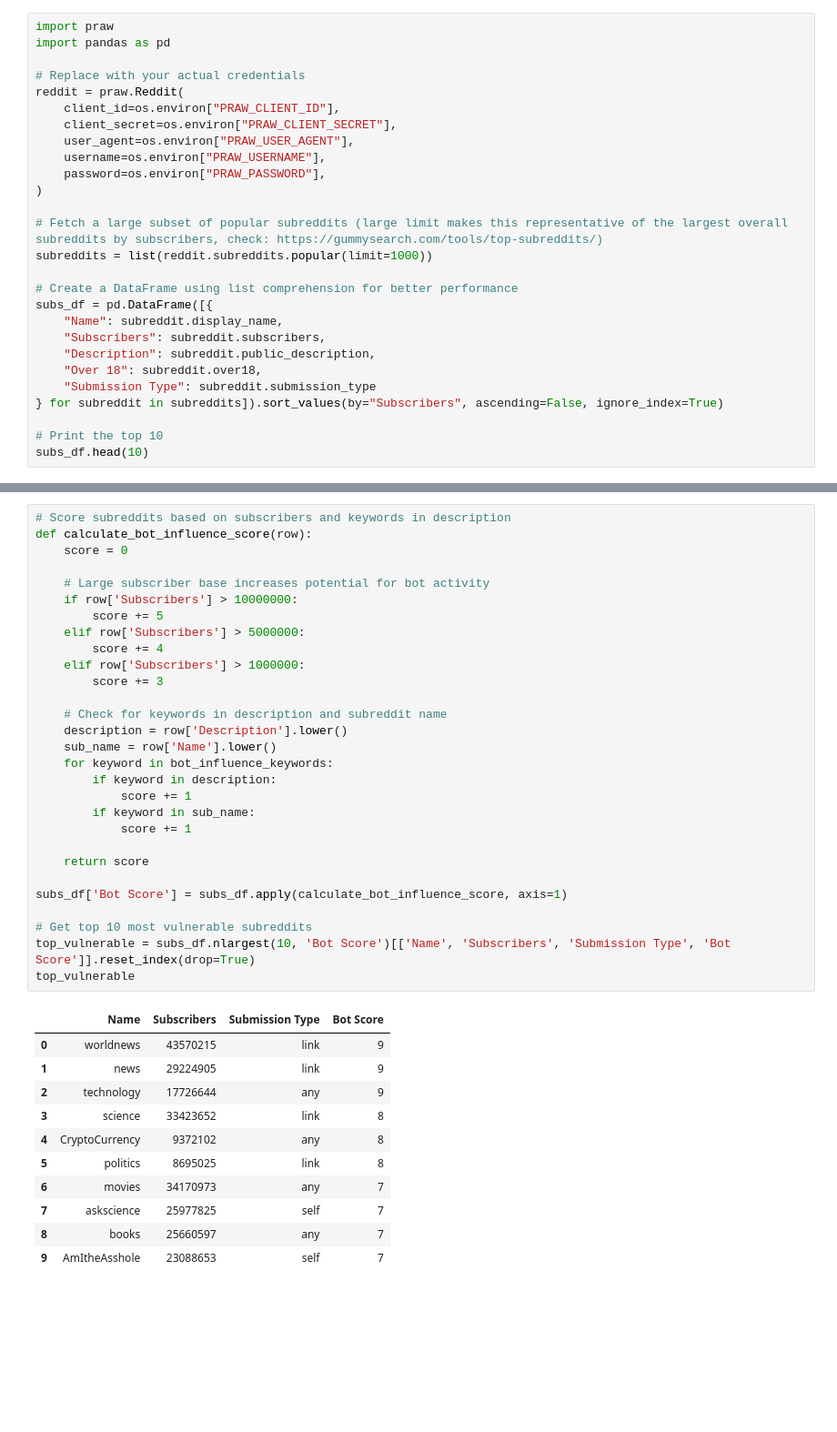
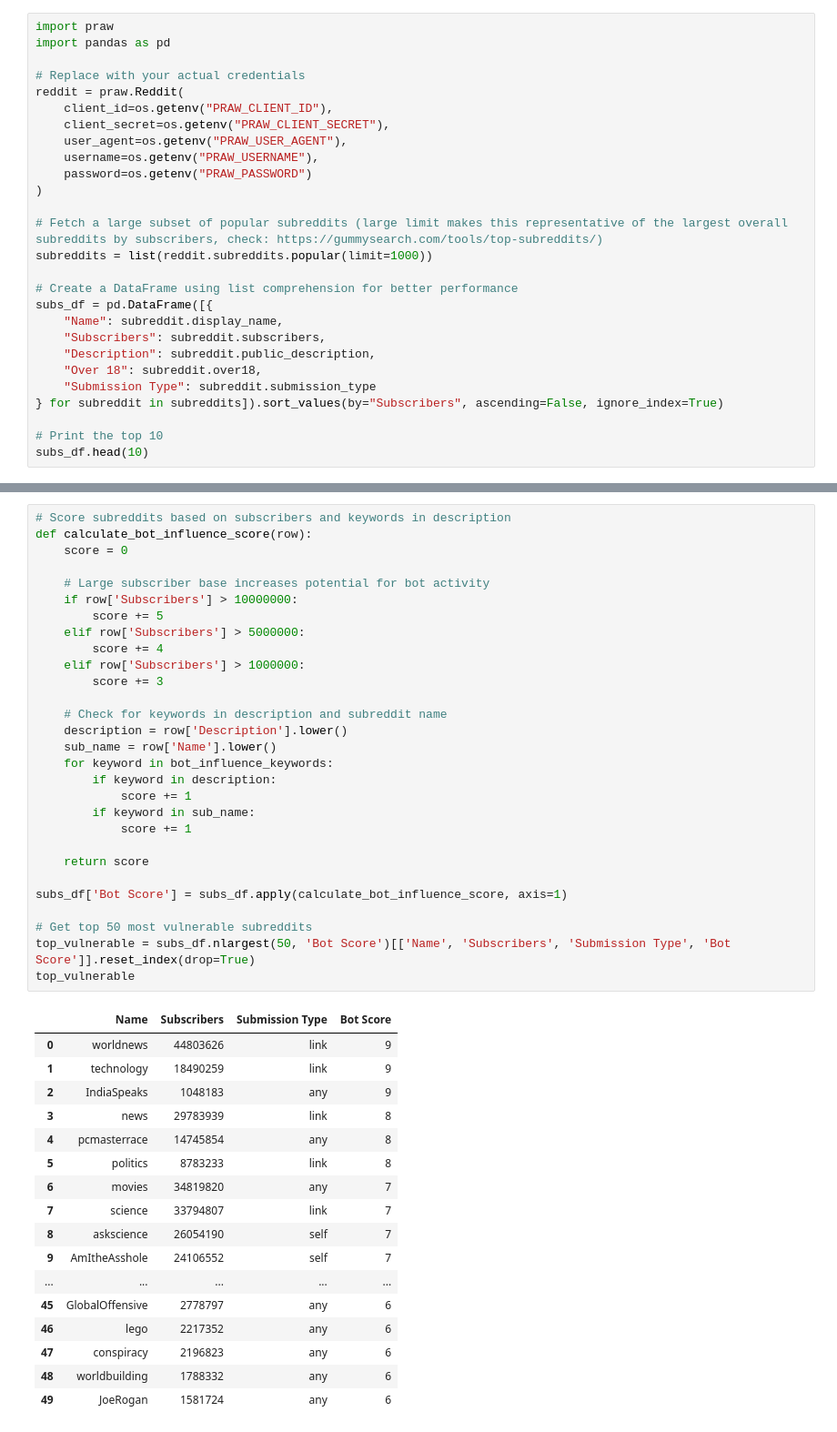
Before and after one commit to Matt17BR/css_term_paper, a Jupyter notebook: workspaces/reddit_api.ipynb, the cells around one changed output, grey strips where cells are left out. Shown at 91% size. Saved outputs shown, nothing was run; the diff lists cells and outputs as text; blank space fills up the shorter version.

```diff
--- a/workspaces/reddit_api.ipynb
+++ b/workspaces/reddit_api.ipynb
@@ -27,11 +71,11 @@ import pandas as pd
 
 # Replace with your actual credentials
 reddit = praw.Reddit(
-    client_id=os.environ["PRAW_CLIENT_ID"],
-    client_secret=os.environ["PRAW_CLIENT_SECRET"],
-    user_agent=os.environ["PRAW_USER_AGENT"],
-    username=os.environ["PRAW_USERNAME"],
-    password=os.environ["PRAW_PASSWORD"],
+    client_id=os.getenv("PRAW_CLIENT_ID"),
+    client_secret=os.getenv("PRAW_CLIENT_SECRET"),
+    user_agent=os.getenv("PRAW_USER_AGENT"),
+    username=os.getenv("PRAW_USERNAME"),
+    password=os.getenv("PRAW_PASSWORD")
 )
 
 # Fetch a large subset of popular subreddits (large limit makes this representative of the largest overall subreddits by subscribers, check: https://gummysearch.com/tools/top-subreddits/)
@@ -85,41 +127,47 @@ power ideology culture society
 # %%
 # Score subreddits based on subscribers and keywords in description
 def calculate_bot_influence_score(row):
     score = 0
 
     # Large subscriber base increases potential for bot activity
     if row['Subscribers'] > 10000000:
         score += 5
     elif row['Subscribers'] > 5000000:
         score += 4
     elif row['Subscribers'] > 1000000:
         score += 3
 
     # Check for keywords in description and subreddit name
     description = row['Description'].lower()
     sub_name = row['Name'].lower()
     for keyword in bot_influence_keywords:
         if keyword in description:
             score += 1
         if keyword in sub_name:
             score += 1
 
     return score
 
 subs_df['Bot Score'] = subs_df.apply(calculate_bot_influence_score, axis=1)
 
-# Get top 10 most vulnerable subreddits
-top_vulnerable = subs_df.nlargest(10, 'Bot Score')[['Name', 'Subscribers', 'Submission Type', 'Bot Score']].reset_index(drop=True)
+# Get top 50 most vulnerable subreddits
+top_vulnerable = subs_df.nlargest(50, 'Bot Score')[['Name', 'Subscribers', 'Submission Type', 'Bot Score']].reset_index(drop=True)
 top_vulnerable
 # %% [output]
 |  | Name | Subscribers | Submission Type | Bot Score |
-| 0 | worldnews | 43570215 | link | 9 |
-| 1 | news | 29224905 | link | 9 |
-| 2 | technology | 17726644 | any | 9 |
-| 3 | science | 33423652 | link | 8 |
-| 4 | CryptoCurrency | 9372102 | any | 8 |
-| 5 | politics | 8695025 | link | 8 |
-| 6 | movies | 34170973 | any | 7 |
-| 7 | askscience | 25977825 | self | 7 |
-| 8 | books | 25660597 | any | 7 |
-| 9 | AmItheAsshole | 23088653 | self | 7 |
+| 0 | worldnews | 44803626 | link | 9 |
+| 1 | technology | 18490259 | link | 9 |
+| 2 | IndiaSpeaks | 1048183 | any | 9 |
+| 3 | news | 29783939 | link | 8 |
+| 4 | pcmasterrace | 14745854 | any | 8 |
+| 5 | politics | 8783233 | link | 8 |
+| 6 | movies | 34819820 | any | 7 |
+| 7 | science | 33794807 | link | 7 |
+| 8 | askscience | 26054190 | self | 7 |
+| 9 | AmItheAsshole | 24106552 | self | 7 |
+| ... | ... | ... | ... | ... |
+| 45 | GlobalOffensive | 2778797 | any | 6 |
+| 46 | lego | 2217352 | any | 6 |
+| 47 | conspiracy | 2196823 | any | 6 |
+| 48 | worldbuilding | 1788332 | any | 6 |
+| 49 | JoeRogan | 1581724 | any | 6 |
```
Also changed, not shown: parts of 8 cells of this notebook, 13 other files.
